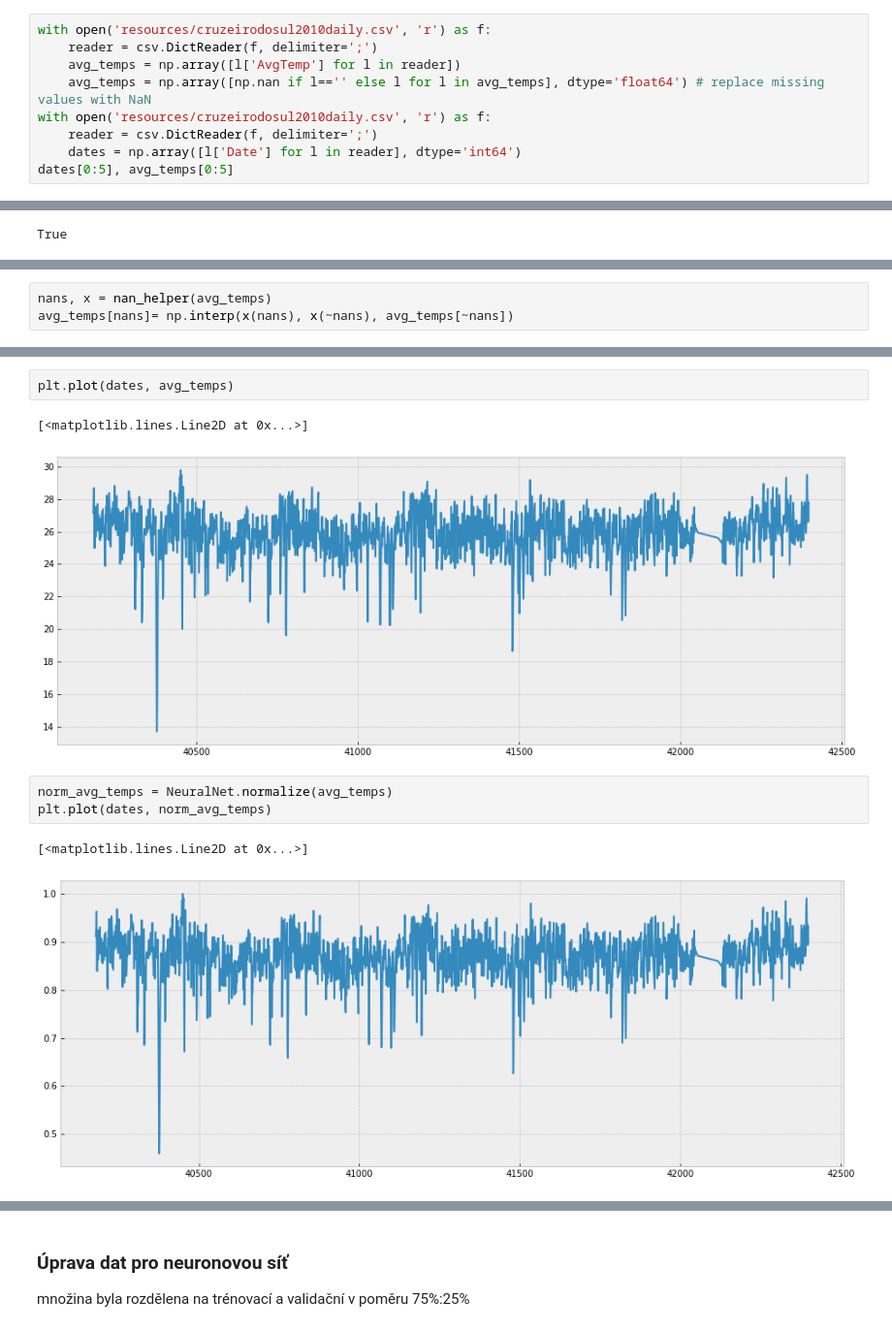
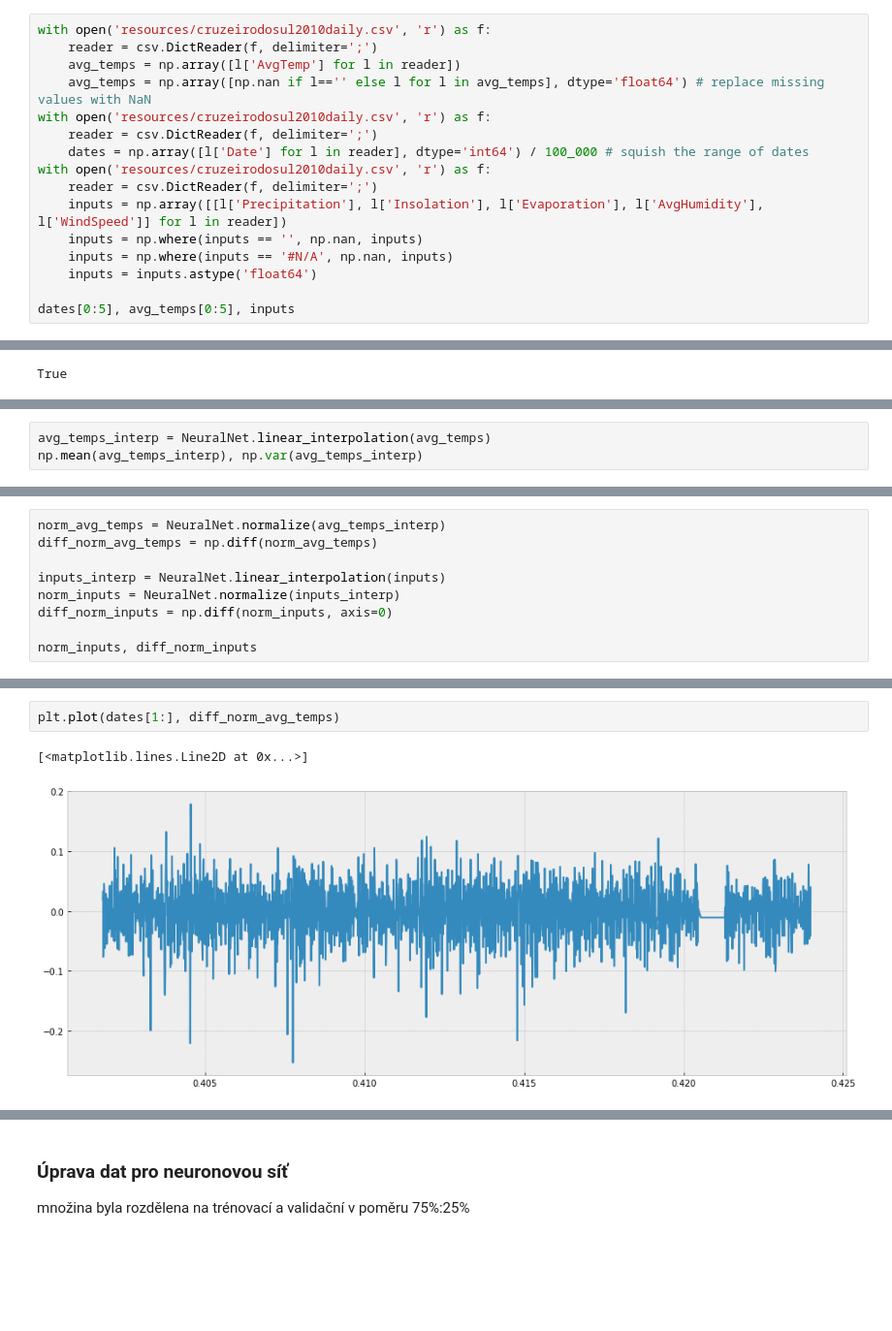
Before and after one commit to vichr-vita/neuralnet-project-1o, a Jupyter notebook: timeseries_predict.ipynb, the cells around one changed output, grey strips where cells are left out. Shown at 97% size. Drawn from its saved outputs; the diff is of its cells as text; blank space fills up the shorter version.

```diff
--- a/timeseries_predict.ipynb
+++ b/timeseries_predict.ipynb
@@ -19,6 +20,13 @@ with open('resources/cruzeirodosul2010daily.csv', 'r') as f:
     avg_temps = np.array([np.nan if l=='' else l for l in avg_temps], dtype='float64') # replace missing values with NaN
 with open('resources/cruzeirodosul2010daily.csv', 'r') as f:
     reader = csv.DictReader(f, delimiter=';')
-    dates = np.array([l['Date'] for l in reader], dtype='int64')
-dates[0:5], avg_temps[0:5]
+    dates = np.array([l['Date'] for l in reader], dtype='int64') / 100_000 # squish the range of dates
+with open('resources/cruzeirodosul2010daily.csv', 'r') as f:
+    reader = csv.DictReader(f, delimiter=';')
+    inputs = np.array([[l['Precipitation'], l['Insolation'], l['Evaporation'], l['AvgHumidity'], l['WindSpeed']] for l in reader])
+    inputs = np.where(inputs == '', np.nan, inputs)
+    inputs = np.where(inputs == '#N/A', np.nan, inputs)
+    inputs = inputs.astype('float64')
+
+dates[0:5], avg_temps[0:5], inputs
 # %% [output]
@@ -59,3 +56,0 @@ def nan_helper(y):
-# %%
-nans, x = nan_helper(avg_temps)
-avg_temps[nans]= np.interp(x(nans), x(~nans), avg_temps[~nans])
@@ -63,0 +59,3 @@ grafický výsledek interpolace
+# %%
+avg_temps_interp = NeuralNet.linear_interpolation(avg_temps)
+np.mean(avg_temps_interp), np.var(avg_temps_interp)
@@ -63,0 +70,9 @@ grafický výsledek interpolace
+# %%
+norm_avg_temps = NeuralNet.normalize(avg_temps_interp)
+diff_norm_avg_temps = np.diff(norm_avg_temps)
+
+inputs_interp = NeuralNet.linear_interpolation(inputs)
+norm_inputs = NeuralNet.normalize(inputs_interp)
+diff_norm_inputs = np.diff(norm_inputs, axis=0)
+
+norm_inputs, diff_norm_inputs
@@ -64,11 +94,5 @@ grafický výsledek interpolace
 # %%
-plt.plot(dates, avg_temps)
+plt.plot(dates[1:], diff_norm_avg_temps)
 # %% [output]
 [<matplotlib.lines.Line2D at 0x...>]
-[figure, old version]
+[figure, new version]
-# %%
-norm_avg_temps = NeuralNet.normalize(avg_temps)
-plt.plot(dates, norm_avg_temps)
-# %% [output]
-[<matplotlib.lines.Line2D at 0x...>]
-[figure, removed]
```
Also changed, not shown: parts of 34 cells of this notebook, 9 other files.
